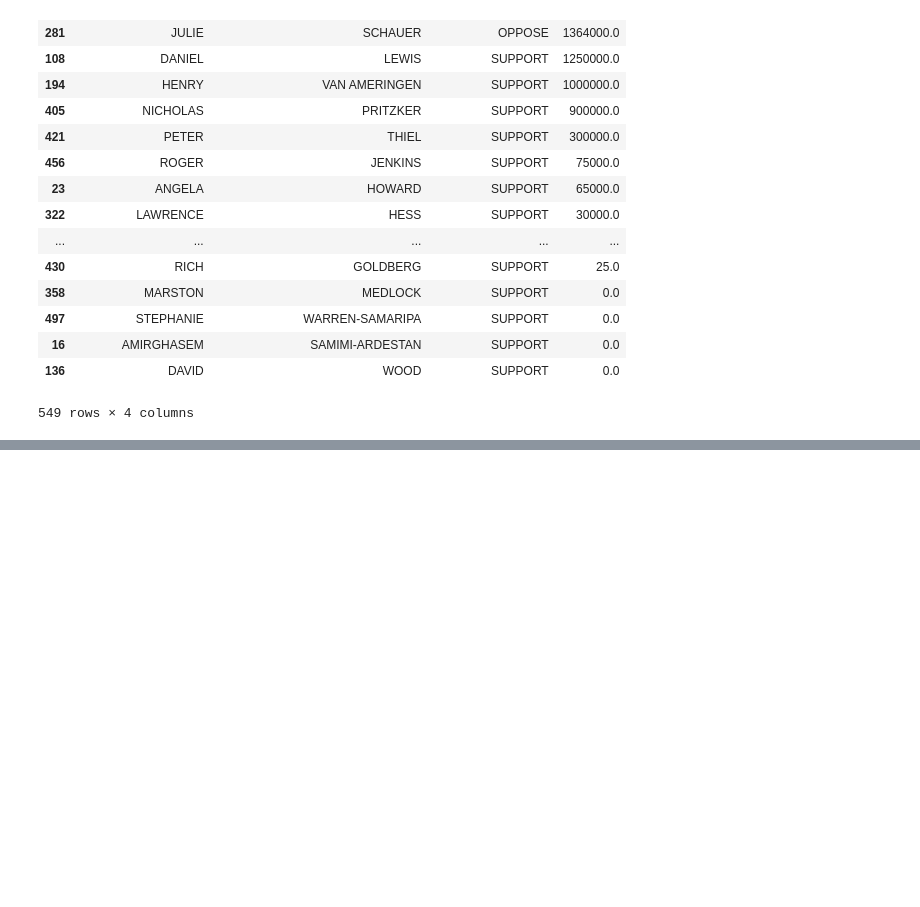
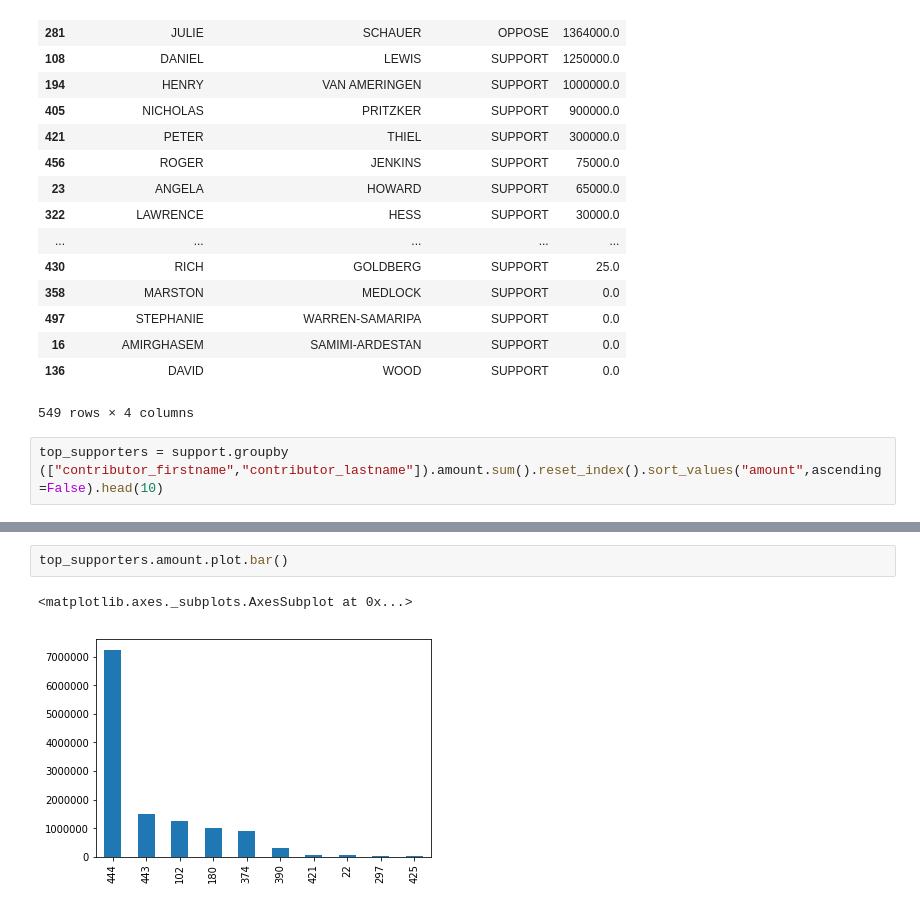
Before and after one commit to alanhovorka/first-python-notebook, a Jupyter notebook: firstjupnb.py.ipynb, the cells around one changed output, grey strips where cells are left out. Saved outputs shown, nothing was run; the diff lists cells and outputs as text; blank space fills up the shorter version.

```diff
--- a/firstjupnb.py.ipynb
+++ b/firstjupnb.py.ipynb
@@ -382,3 +402,5 @@ merged.groupby(["contributor_firstname","contributor_lastname","committee_positi
 | 16 | AMIRGHASEM | SAMIMI-ARDESTAN | SUPPORT | 0.0 |
 | 136 | DAVID | WOOD | SUPPORT | 0.0 |
 549 rows × 4 columns
+# %%
+top_supporters = support.groupby (["contributor_firstname","contributor_lastname"]).amount.sum().reset_index().sort_values("amount",ascending=False).head(10)
@@ -384,0 +421,5 @@ merged.groupby(["contributor_firstname","contributor_lastname","committee_positi
+# %%
+top_supporters.amount.plot.bar()
+# %% [output]
+<matplotlib.axes._subplots.AxesSubplot at 0x...>
+[figure, added]
```
Also changed, not shown: parts of 12 cells of this notebook, 1 other file.
